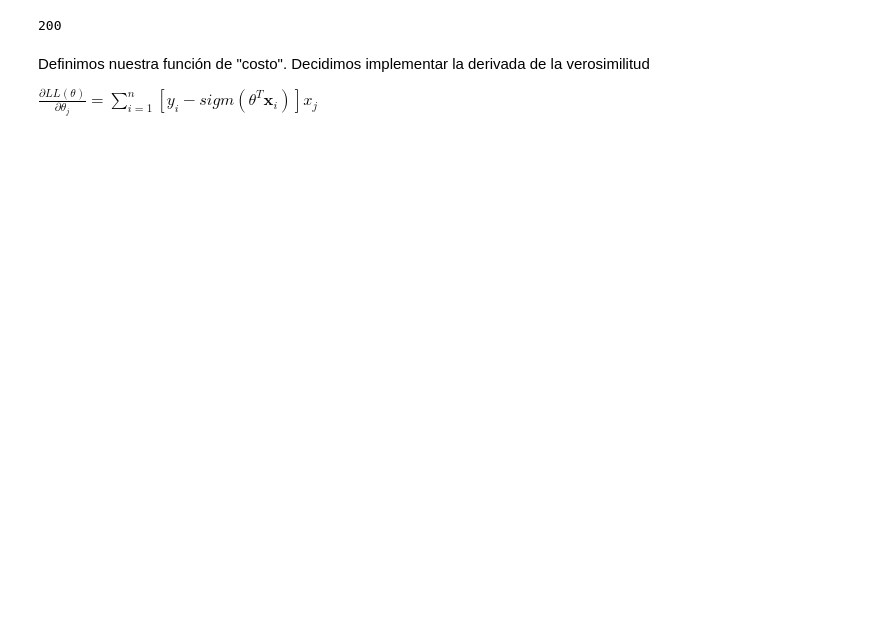
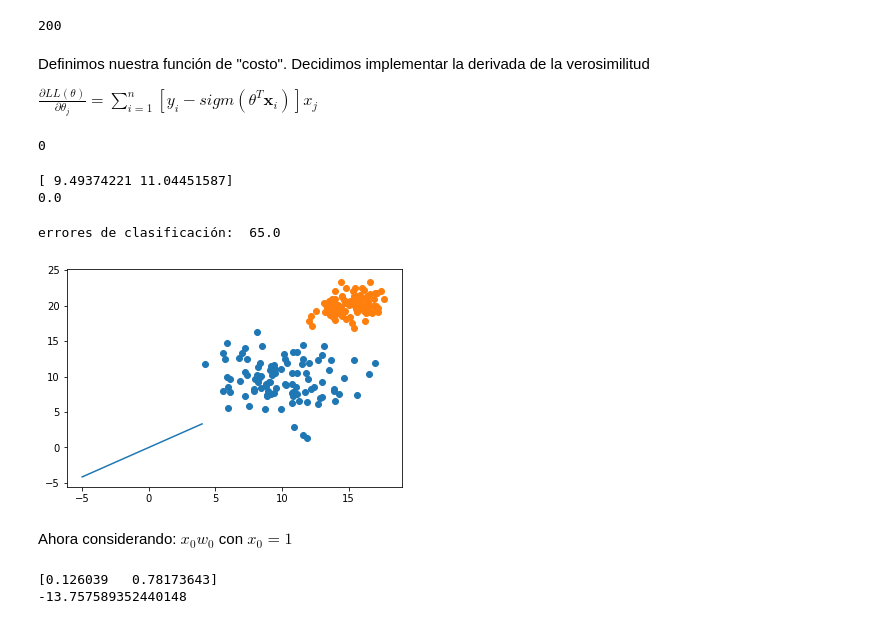
Before and after one commit to rdglpz/clasificacion_imagenes_enes, a Jupyter notebook: python_notebooks/Probando Clasificación con Gradiente descendente.ipynb, the cells around one changed output. Cells and saved outputs as stored; diff of their text form; code cells hidden in the pictures; blank space fills up the shorter version.

```diff
--- a/python_notebooks/Probando Clasificación con Gradiente descendente.ipynb
+++ b/python_notebooks/Probando Clasificación con Gradiente descendente.ipynb
@@ -80,0 +78,78 @@ for k in range(1000):
+# %%
+param
+bias
+# %% [output]
+0
+# %%
+x = labeled_classes[0][:2]
+y = labeled_classes[0][2]
+print(x)
+print(y)
+# %% [output]
+[ 9.49374221 11.04451587]
+0.0
+# %%
+def f(x):
+    return sigm(np.matmul(x,param))
+
+
+pred = (np.array(list(map(f,labeled_classes[:,0:2])))>0.5)*1
+print("errores de clasificación: ", np.sum((pred-labeled_classes[:,2])**2))
+# %% [output]
+errores de clasificación:  65.0
+# %%
+X = np.arange(-5,5)
+
+
+plt.plot(X,(-param[0]/param[1])*X)
+plt.scatter(class00[:,0],class00[:,1])
+plt.scatter(class01[:,0],class01[:,1])
+plt.show()
+# %% [output]
+[figure, added]
+# %% [markdown]
+Ahora considerando: $x_0w_0$ con $x_0 =  1$
+# %%
+
+
+n = 0.0001
+sigm = lambda x: 1/(1 + np.exp(-x))
+#inicializar parametros theta
+#param = [0,0]
+
+#w_0 es bias
+#bias = 0
+
+#hparam = param
+
+#repetir varias veces
+for k in range(10000):
+
+    #inicializar gradiente parametros + bias
+    g = np.zeros(len(x)+1)
+
+    #por cada tupla (x,y)
+    for v in labeled_classes:
+
+        x = v[:2]
+        y = v[-1:]
+
+        # por cada parametro
+        line = np.matmul(x,param)+1*bias
+        for j in np.arange(len(x)):
+
+            g[j]+=(y-sigm(line))*x[j]
+
+
+        g[2] += (y-sigm(line))*1
+
+
+    param += n*g[:2]
+    bias += n*g[2]
+
+
+print(param)
+print(bias)
+# %% [output]
+[0.126039   0.78173643]
+-13.757589352440148
```
Also changed, not shown: parts of 13 cells of this notebook, 1 other file.
